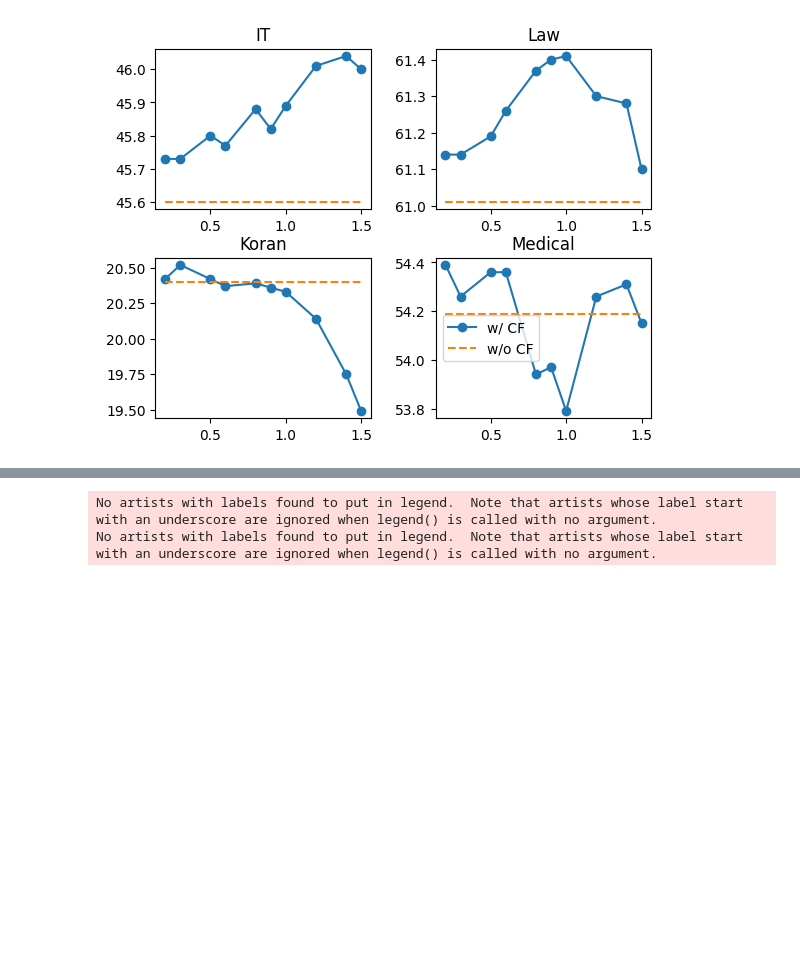
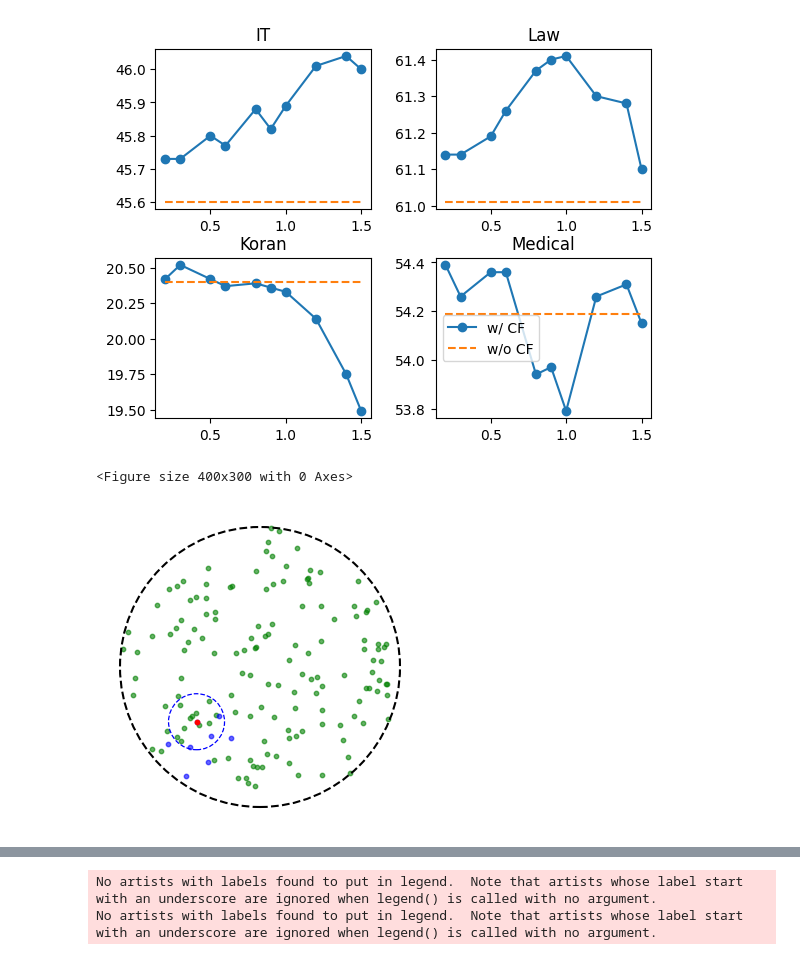
Before and after one commit to Cherry-qwq/CF-KNNMT, a Jupyter notebook: knnbox/translation_system/draw_pic.ipynb, the cells around one changed output, grey strips where cells are left out. Drawn from its saved outputs; the diff is of its cells as text; code cells hidden in the pictures; blank space fills up the shorter version.

```diff
--- a/knnbox/translation_system/draw_pic.ipynb
+++ b/knnbox/translation_system/draw_pic.ipynb
@@ -101,3 +101,80 @@ plt.legend()
 plt.show()
 # %% [output]
 [figure]
+# %%
+import matplotlib.pyplot as plt
+import numpy as np
+
+# 设置随机数种子以获得可重现的结果
+np.random.seed(39)
+
+# 生成95个红色点
+red_points = np.random.rand(190, 2)  # 生成一个95x2的数组，每行代表一个点的x和y坐标
+
+# 生成第一个蓝色点
+blue_point = np.random.rand(1, 2)  # 生成一个1x2的数组，代表第一个蓝色点的x和y坐标
+
+# 在第一个蓝色点的附近生成剩余的4个蓝色点
+# 我们通过在第一个蓝色点周围添加一些小的随机偏移来实现这一点
+offsets = np.random.normal(loc=0, scale=0.10, size=(9, 2))  # 生成4x2的数组，每行代表偏移量
+blue_points = blue_point + offsets  # 在第一个蓝色点的基础上添加偏移量以生成剩余的蓝色点
+blue_points = np.vstack([blue_point, blue_points])  # 将第一个蓝色点和其余蓝色点合并
+
+
+# 设置图的大小
+plt.figure(figsize=(4, 3))
+
+top_blue_point = blue_points[blue_points[:, 1].argmax()]
+
+# 设置圆的半径
+radius = 0.1
+
+
+
+circle_center = np.array([0.5, 0.5])
+circle_radius = 0.5
+
+# 过滤掉圆外的红色点
+red_points_inside = np.array([point for point in red_points if np.linalg.norm(point - circle_center) < circle_radius])
+
+# 过滤掉圆外的蓝色点
+blue_points_inside = np.array([point for point in blue_points if np.linalg.norm(point - circle_center) < circle_radius])
+
+# 找到从上往下数第二个蓝色点
+sorted_blue_points = blue_points[np.argsort(-blue_points[:, 1])]  # 对蓝色点按y坐标降序排序
+second_top_blue_point = sorted_blue_points[1]  # 从上往下数第二个蓝色点
+
+
+
+
+
+# 重新绘制图表
+plt.figure(figsize=(4, 4))
+plt.scatter(red_points_inside[:, 0], red_points_inside[:, 1], color='green', s=10, alpha=0.6)
+plt.scatter(blue_points_inside[:, 0], blue_points_inside[:, 1], color='blue', s=10, alpha=0.6)
+plt.scatter(second_top_blue_point[0], second_top_blue_point[1], color='red', s=10, alpha=1)
+
+# 添加以从上往下数第二个蓝色点为圆心的虚线圆
+circle = plt.Circle(second_top_blue_point, radius, color='blue', fill=False, linestyle='--', linewidth=0.9)
+plt.gca().add_artist(circle)
+
+
+
+# 设置图表为圆形虚线边框
+plt.gca().set_aspect('equal', adjustable='box')
+plt.gca().add_patch(plt.Circle(circle_center, circle_radius, color='black', fill=False, linestyle='--', linewidth=1.5))
+
+# 隐藏坐标轴刻度
+plt.xticks([])
+plt.yticks([])
+
+# 隐藏坐标轴的边框线
+plt.gca().spines['top'].set_visible(False)
+plt.gca().spines['right'].set_visible(False)
+plt.gca().spines['bottom'].set_visible(False)
+plt.gca().spines['left'].set_visible(False)
+
+plt.show()
+# %% [output]
+<Figure size 400x300 with 0 Axes>
+[figure, added]
```
Also changed, not shown: parts of 2 cells of this notebook, 43 other files.
